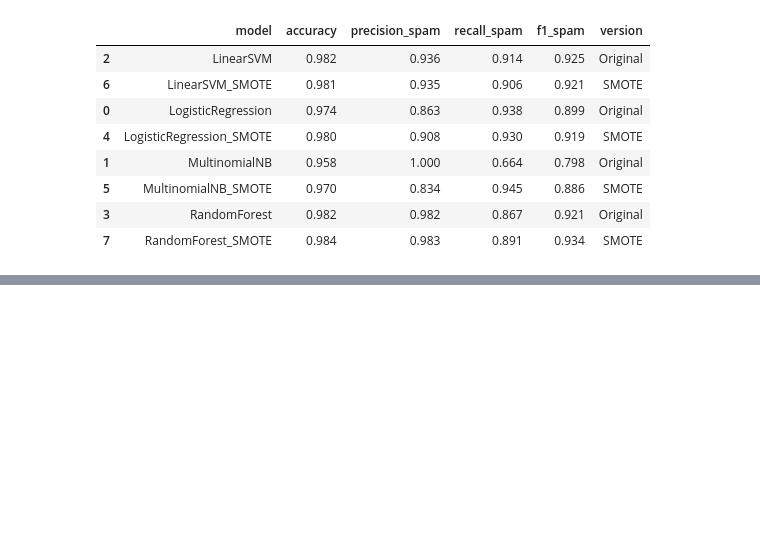
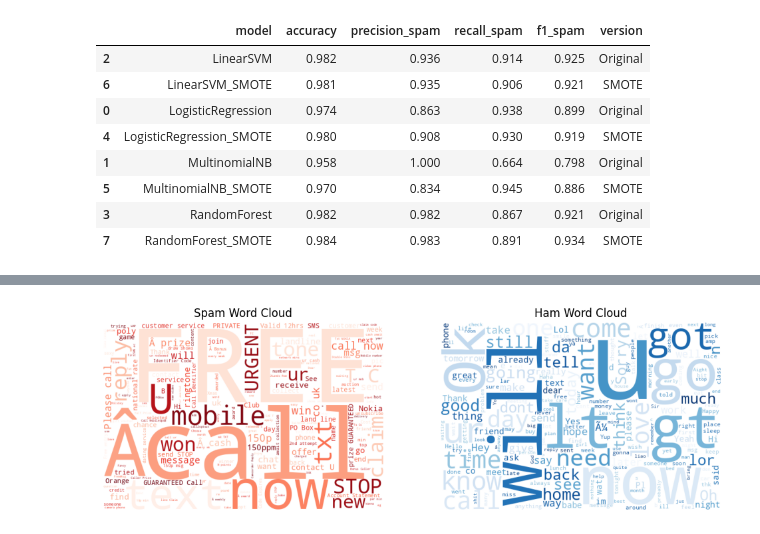
Before and after one commit to beverleyappiatse/HayRajBev, a Jupyter notebook: SMSSpamModels.ipynb, the cells around one changed output, grey strips where cells are left out. Cells and saved outputs as stored; diff of their text form; code cells hidden in the pictures; blank space fills up the shorter version.

```diff
--- a/SMSSpamModels.ipynb
+++ b/SMSSpamModels.ipynb
@@ -392,0 +453,17 @@ df_all.to_csv("model_comparison_original_vs_smote.csv", index=False)
+# %%
+from wordcloud import WordCloud
+
+spam_text = " ".join(df[df["label"]=="spam"]["message"])
+ham_text  = " ".join(df[df["label"]=="ham"]["message"])
+
+plt.figure(figsize=(12,6))
+plt.subplot(1,2,1)
+plt.imshow(WordCloud(width=600,height=400,background_color="white", colormap="Reds").generate(spam_text))
+plt.axis("off"); plt.title("Spam Word Cloud")
+
+plt.subplot(1,2,2)
+plt.imshow(WordCloud(width=600,height=400,background_color="white", colormap="Blues").generate(ham_text))
+plt.axis("off"); plt.title("Ham Word Cloud")
+plt.show()
+# %% [output]
+[figure, added]
```
Also changed, not shown: parts of 4 cells of this notebook.
